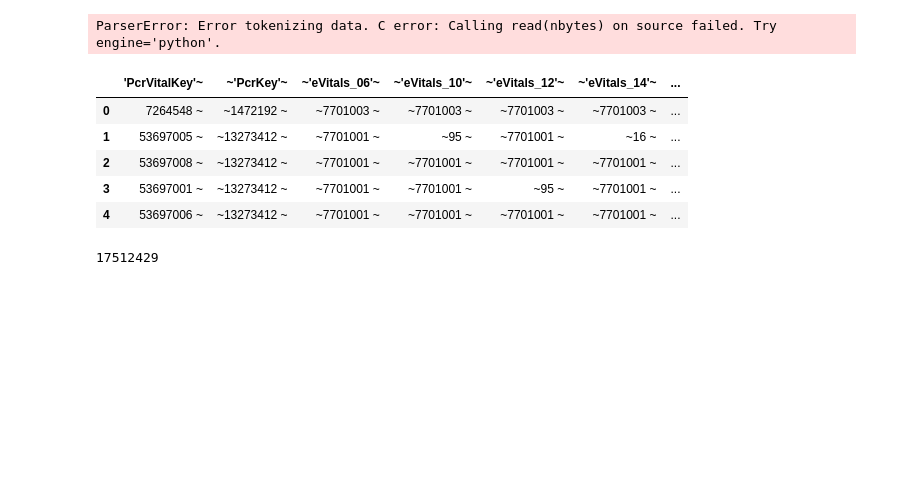
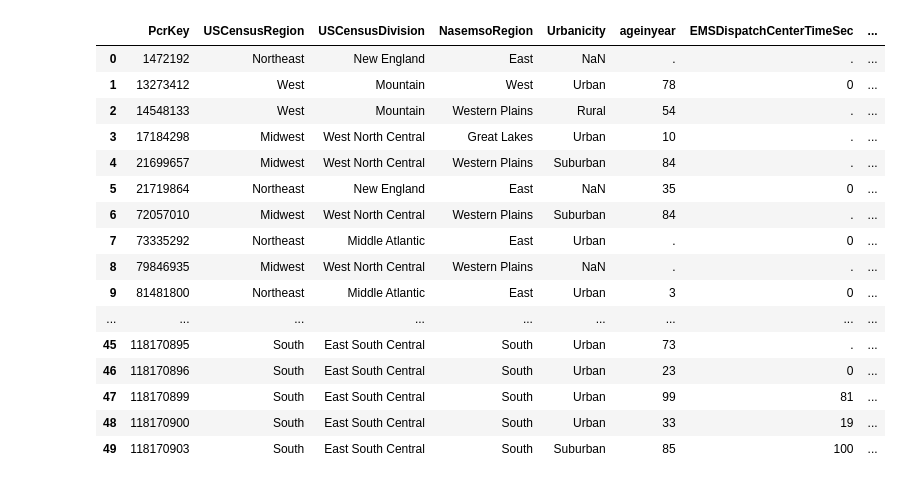
Before and after one commit to patgratt/emsBigDataProject, a Jupyter notebook: cleaning/test.ipynb, the cells around one changed output. Cells and saved outputs as stored; diff of their text form; code cells hidden in the pictures; blank space fills up the shorter version.

```diff
--- a/cleaning/test.ipynb
+++ b/cleaning/test.ipynb
@@ -6,18 +3,22 @@ batch_no=1
 # %%
-for chunk in pd.read_csv('/Users/patrickburke/Library/CloudStorage/OneDrive-EmoryUniversity/ECON496RW/decompressed/FACTPCRVITAL.txt',sep="|",chunksize=chunk_size):
-    chunk.to_csv('chunk'+str(batch_no)+'.csv',index=False)
+df = pd.read_csv("/Users/patrickburke/Library/CloudStorage/OneDrive-EmoryUniversity/ECON496RW/cleaned_big/computedelements_chunks/computedelements_chunk1.csv")
-# %% [output]
-ParserError: Error tokenizing data. C error: Calling read(nbytes) on source failed. Try engine='python'.
 # %%
-df.head()
+df.head(50)
 # %% [output]
-|  | 'PcrVitalKey'~ | ~'PcrKey'~ | ~'eVitals_06'~ | ~'eVitals_10'~ | ~'eVitals_12'~ | ~'eVitals_14'~ | ... |
-| 0 | 7264548 ~ | ~1472192 ~ | ~7701003 ~ | ~7701003 ~ | ~7701003 ~ | ~7701003 ~ | ... |
-| 1 | 53697005 ~ | ~13273412 ~ | ~7701001 ~ | ~95 ~ | ~7701001 ~ | ~16 ~ | ... |
-| 2 | 53697008 ~ | ~13273412 ~ | ~7701001 ~ | ~7701001 ~ | ~7701001 ~ | ~7701001 ~ | ... |
-| 3 | 53697001 ~ | ~13273412 ~ | ~7701001 ~ | ~7701001 ~ | ~95 ~ | ~7701001 ~ | ... |
-| 4 | 53697006 ~ | ~13273412 ~ | ~7701001 ~ | ~7701001 ~ | ~7701001 ~ | ~7701001 ~ | ... |
+|  | PcrKey | USCensusRegion | USCensusDivision | NasemsoRegion | Urbanicity | ageinyear | EMSDispatchCenterTimeSec | ... |
+| 0 | 1472192 | Northeast | New England | East | NaN | . | . | ... |
+| 1 | 13273412 | West | Mountain | West | Urban | 78 | 0 | ... |
+| 2 | 14548133 | West | Mountain | Western Plains | Rural | 54 | . | ... |
+| 3 | 17184298 | Midwest | West North Central | Great Lakes | Urban | 10 | . | ... |
+| 4 | 21699657 | Midwest | West North Central | Western Plains | Suburban | 84 | . | ... |
+| 5 | 21719864 | Northeast | New England | East | NaN | 35 | 0 | ... |
+| 6 | 72057010 | Midwest | West North Central | Western Plains | Suburban | 84 | . | ... |
+| 7 | 73335292 | Northeast | Middle Atlantic | East | Urban | . | 0 | ... |
+| 8 | 79846935 | Midwest | West North Central | Western Plains | NaN | . | . | ... |
+| 9 | 81481800 | Northeast | Middle Atlantic | East | Urban | 3 | 0 | ... |
+| ... | ... | ... | ... | ... | ... | ... | ... | ... |
+| 45 | 118170895 | South | East South Central | South | Urban | 73 | . | ... |
+| 46 | 118170896 | South | East South Central | South | Urban | 23 | 0 | ... |
+| 47 | 118170899 | South | East South Central | South | Urban | 99 | 81 | ... |
+| 48 | 118170900 | South | East South Central | South | Urban | 33 | 19 | ... |
+| 49 | 118170903 | South | East South Central | South | Suburban | 85 | 100 | ... |
-# %%
-len(df.index)
-# %% [output]
-17512429
```
Also changed, not shown: parts of 3 cells of this notebook.
